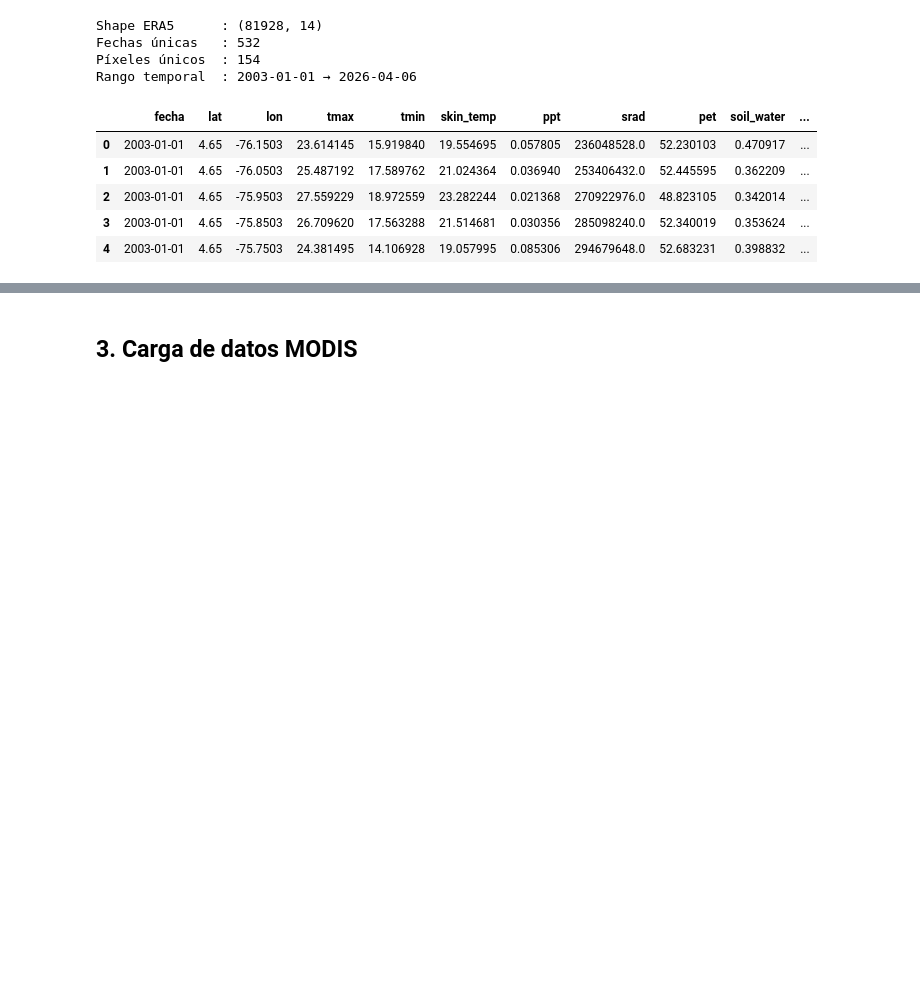
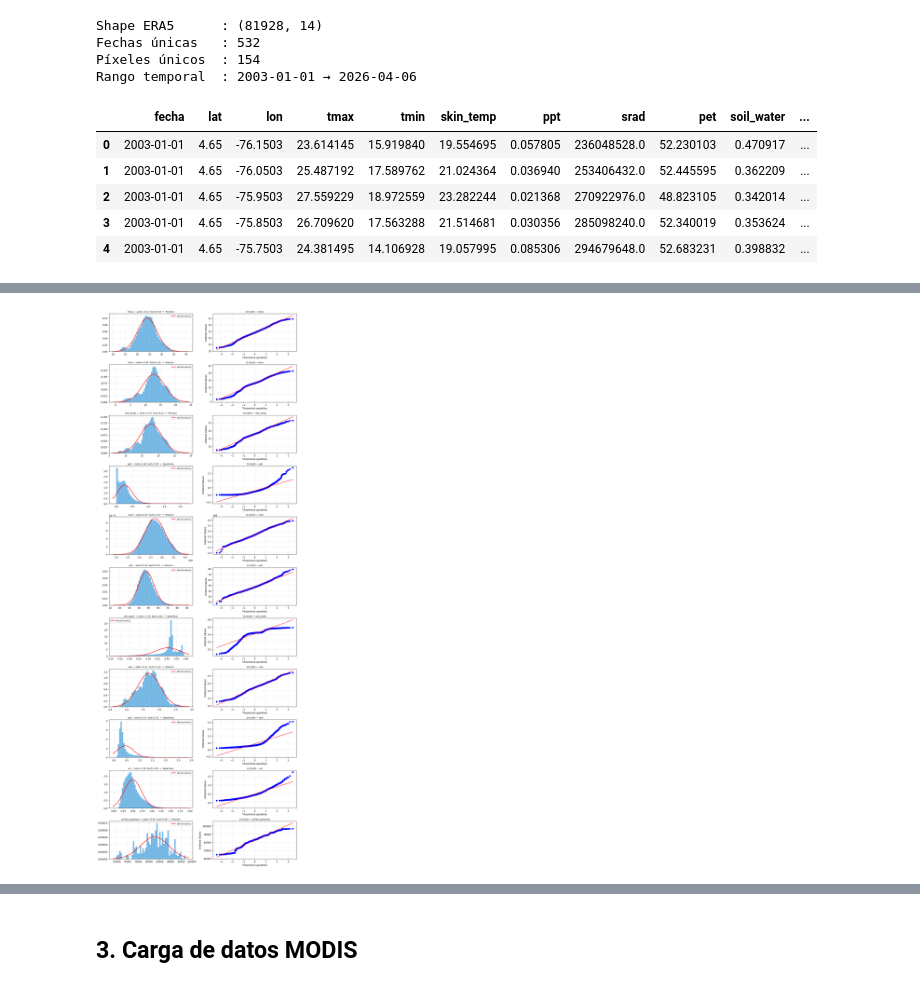
Before and after one commit to MpaulaPo/ProyectoFinal_RedCafe, a Jupyter notebook: notebooks/01_Procesamiento.ipynb, the cells around one changed output, grey strips where cells are left out. Cells and saved outputs as stored; diff of their text form; code cells hidden in the pictures; blank space fills up the shorter version.

Commit message:
Análisis de normalidad de variables, e inclusión de correlación de Sperman

```diff
--- a/notebooks/01_Procesamiento.ipynb
+++ b/notebooks/01_Procesamiento.ipynb
@@ -128,0 +131,98 @@ Rango temporal  : 2003-01-01 → 2026-04-06
+# %%
+from scipy import stats
+import matplotlib.pyplot as plt
+import numpy as np
+import pandas as pd
+
+# Variables a analizar en df_era5
+VARS_ERA5 = ['tmax', 'tmin', 'skin_temp', 'ppt', 'srad',
+             'pet', 'soil_water', 'vap', 'vpd', 'ws', 'surface_pressure']
+
+resultados_dist = []
+
+fig, axes = plt.subplots(len(VARS_ERA5), 2,
+                         figsize=(12, len(VARS_ERA5)*3))
+
+for i, var in enumerate(VARS_ERA5):
+    if var not in df_era5.columns:
+        continue
+
+    serie = df_era5[var].dropna()
+    n     = len(serie)
+
+    # ── 1. Asimetria y curtosis (criterio principal) ──────────────────
+    asimetria = serie.skew()
+    curtosis  = serie.kurtosis()
+
+    # ── 2. Shapiro-Wilk sobre muestra de 500 ─────────────────────────
+    muestra       = serie.sample(min(500, n), random_state=42)
+    stat_sw, p_sw = stats.shapiro(muestra)
+
+    # ── 3. Jarque-Bera (valido para N grande) ────────────────────────
+    stat_jb, p_jb = stats.jarque_bera(serie)
+
+    # ── Decision practica ─────────────────────────────────────────────
+    # Normal si |asimetria| < 1 Y |curtosis| < 3
+    es_normal   = (abs(asimetria) < 1) and (abs(curtosis) < 3)
+    correlacion = 'Pearson' if es_normal else 'Spearman'
+
+    resultados_dist.append({
+        'variable'   : var,
+        'n'          : n,
+        'media'      : round(serie.mean(),  4),
+        'std'        : round(serie.std(),   4),
+        'asimetria'  : round(asimetria,     4),
+        'curtosis'   : round(curtosis,      4),
+        'p_shapiro'  : round(p_sw,          4),
+        'p_jarque'   : round(p_jb,          6),
+        'es_normal'  : es_normal,
+        'correlacion': correlacion
+    })
+
+    # ── Histograma ────────────────────────────────────────────────────
+    ax1 = axes[i][0]
+    ax1.hist(serie, bins=50, density=True,
+             color='#3498DB', alpha=0.7,
+             edgecolor='white', linewidth=0.3)
+    xmin, xmax = ax1.get_xlim()
+    x = np.linspace(xmin, xmax, 100)
+    ax1.plot(x, stats.norm.pdf(x, serie.mean(), serie.std()),
+             'r-', linewidth=2, label='Normal teórica')
+    ax1.set_title(
+        f'{var}  |  asim={asimetria:.2f}  kurt={curtosis:.2f}  →  {correlacion}',
+        fontsize=9)
+    ax1.legend(fontsize=8)
+    ax1.grid(True, alpha=0.3)
+
+    # ── QQ plot ───────────────────────────────────────────────────────
+    ax2 = axes[i][1]
+    stats.probplot(
+        serie.sample(min(2000, n), random_state=42),
+        dist='norm', plot=ax2)
+    ax2.set_title(f'Q-Q plot — {var}', fontsize=9)
+    ax2.grid(True, alpha=0.3)
+
+plt.tight_layout()
+plt.savefig('distribucion_vars_era5.png', dpi=120, bbox_inches='tight')
+plt.show()
+
+# ── Tabla resumen ─────────────────────────────────────────────────────
+df_dist = pd.DataFrame(resultados_dist).set_index('variable')
+
+print("\n=== DISTRIBUCION VARIABLES ERA5 ===\n")
+print(df_dist[['n','asimetria','curtosis',
+               'p_shapiro','p_jarque',
+               'es_normal','correlacion']].to_string())
+
+n_pearson  = (df_dist['correlacion'] == 'Pearson').sum()
+n_spearman = (df_dist['correlacion'] == 'Spearman').sum()
+
+print(f"\nVariables que sugieren Pearson  : {n_pearson}")
+print(f"Variables que sugieren Spearman : {n_spearman}")
+
+if n_spearman >= n_pearson:
+    print("\n→ Recomendacion: usar Spearman")
+else:
+    print("\n→ Recomendacion: Pearson es apropiado para la mayoria")
+# %% [output]
+[figure, added]
```
Also changed, not shown: parts of 16 cells of this notebook.
